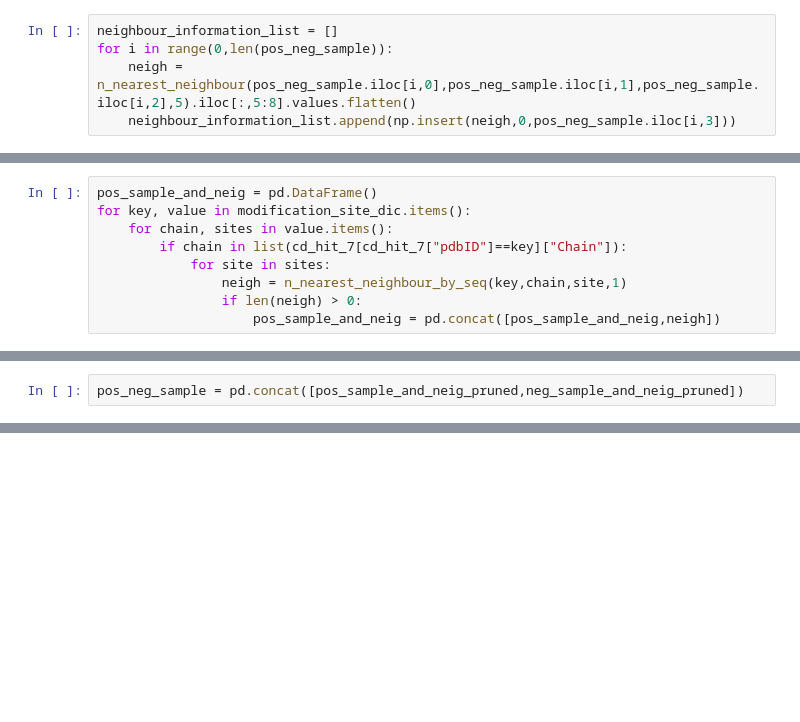
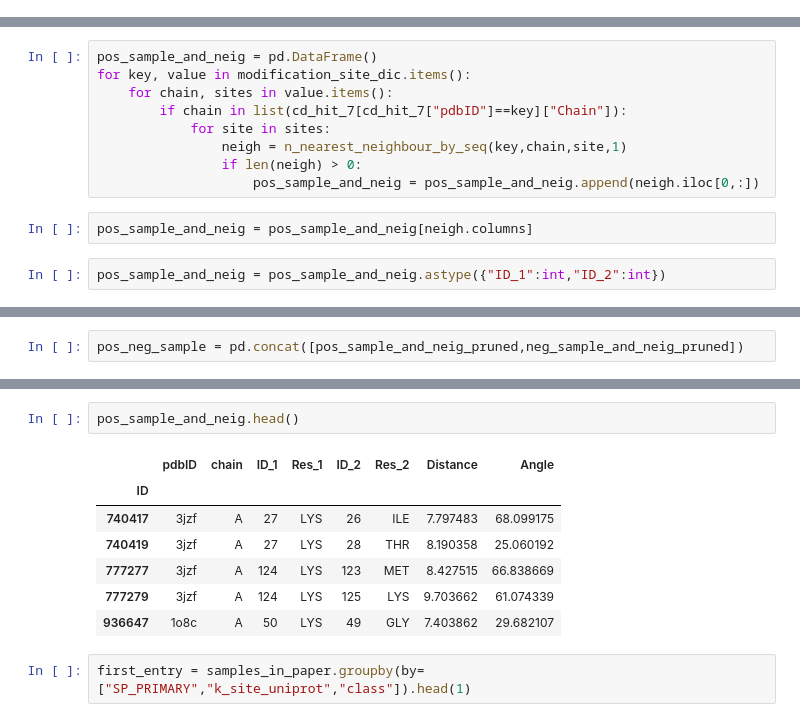
Before and after one commit to lyjspx/Protein_binding_site, a Jupyter notebook: Protein_motif_analysis/Post_Translation_Modification_modeling_by_seq.ipynb, the cells around one changed output, grey strips where cells are left out. Saved outputs shown, nothing was run; the diff lists cells and outputs as text; blank space fills up the shorter version.

```diff
--- a/Protein_motif_analysis/Post_Translation_Modification_modeling_by_seq.ipynb
+++ b/Protein_motif_analysis/Post_Translation_Modification_modeling_by_seq.ipynb
@@ -160,8 +94,3 @@ pos_neg_sample = pd.concat([pos_sample_and_neig_pruned,neg_sample_and_neig_prune
-# %%
-neighbour_information_list = []
-for i in range(0,len(pos_neg_sample)):
-    neigh = n_nearest_neighbour(pos_neg_sample.iloc[i,0],pos_neg_sample.iloc[i,1],pos_neg_sample.iloc[i,2],5).iloc[:,5:8].values.flatten()
-    neighbour_information_list.append(np.insert(neigh,0,pos_neg_sample.iloc[i,3]))
 # %%
 import pandas as pd
 import os
@@ -288,4 +179,8 @@ for key, value in modification_site_dic.items():
             for site in sites:
                 neigh = n_nearest_neighbour_by_seq(key,chain,site,1)
                 if len(neigh) > 0:
-                    pos_sample_and_neig = pd.concat([pos_sample_and_neig,neigh])
+                    pos_sample_and_neig = pos_sample_and_neig.append(neigh.iloc[0,:])
+# %%
+pos_sample_and_neig = pos_sample_and_neig[neigh.columns]
+# %%
+pos_sample_and_neig = pos_sample_and_neig.astype({"ID_1":int,"ID_2":int})
@@ -472,0 +320,12 @@ len(final_y_label)
+# %%
+pos_sample_and_neig.head()
+# %% [output]
+|  | pdbID | chain | ID_1 | Res_1 | ID_2 | Res_2 | Distance | Angle |
+| ID |  |  |  |  |  |  |  |  |
+| 740417 | 3jzf | A | 27 | LYS | 26 | ILE | 7.797483 | 68.099175 |
+| 740419 | 3jzf | A | 27 | LYS | 28 | THR | 8.190358 | 25.060192 |
+| 777277 | 3jzf | A | 124 | LYS | 123 | MET | 8.427515 | 66.838669 |
+| 777279 | 3jzf | A | 124 | LYS | 125 | LYS | 9.703662 | 61.074339 |
+| 936647 | 1o8c | A | 50 | LYS | 49 | GLY | 7.403862 | 29.682107 |
+# %%
+first_entry = samples_in_paper.groupby(by=["SP_PRIMARY","k_site_uniprot","class"]).head(1)
```
Also changed, not shown: parts of 26 cells of this notebook, 3 other files.
